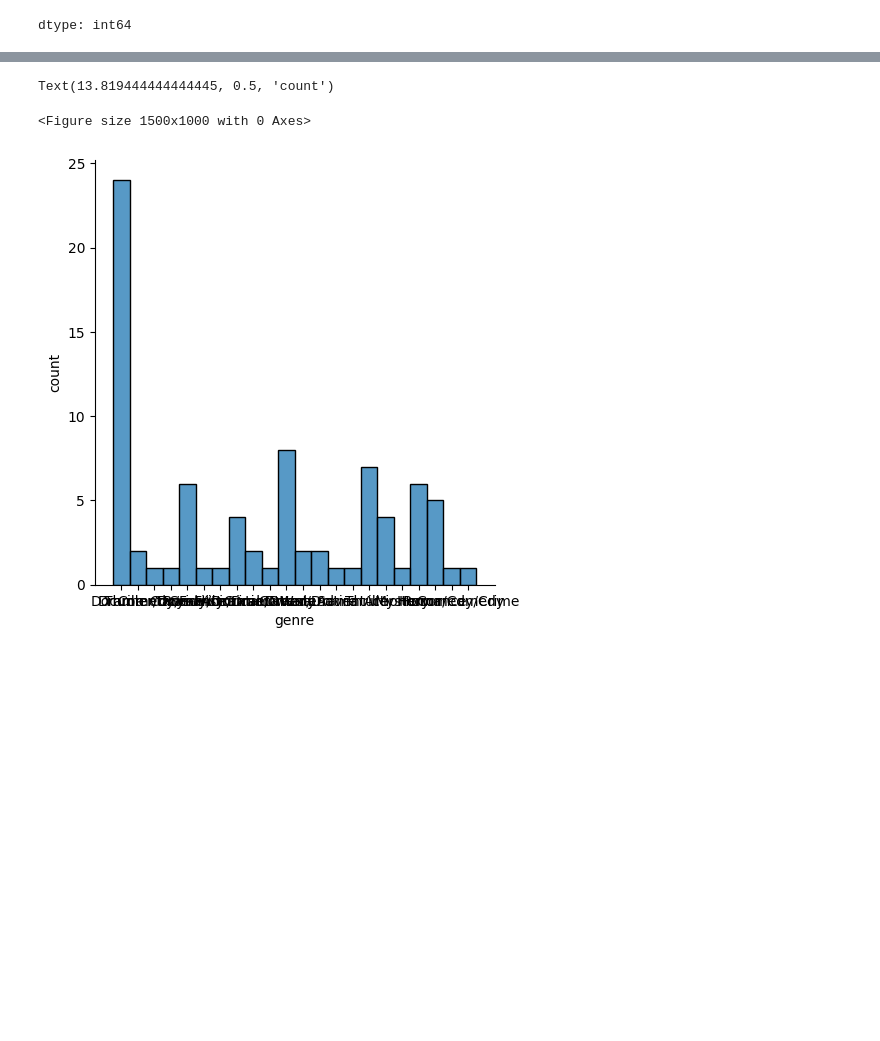
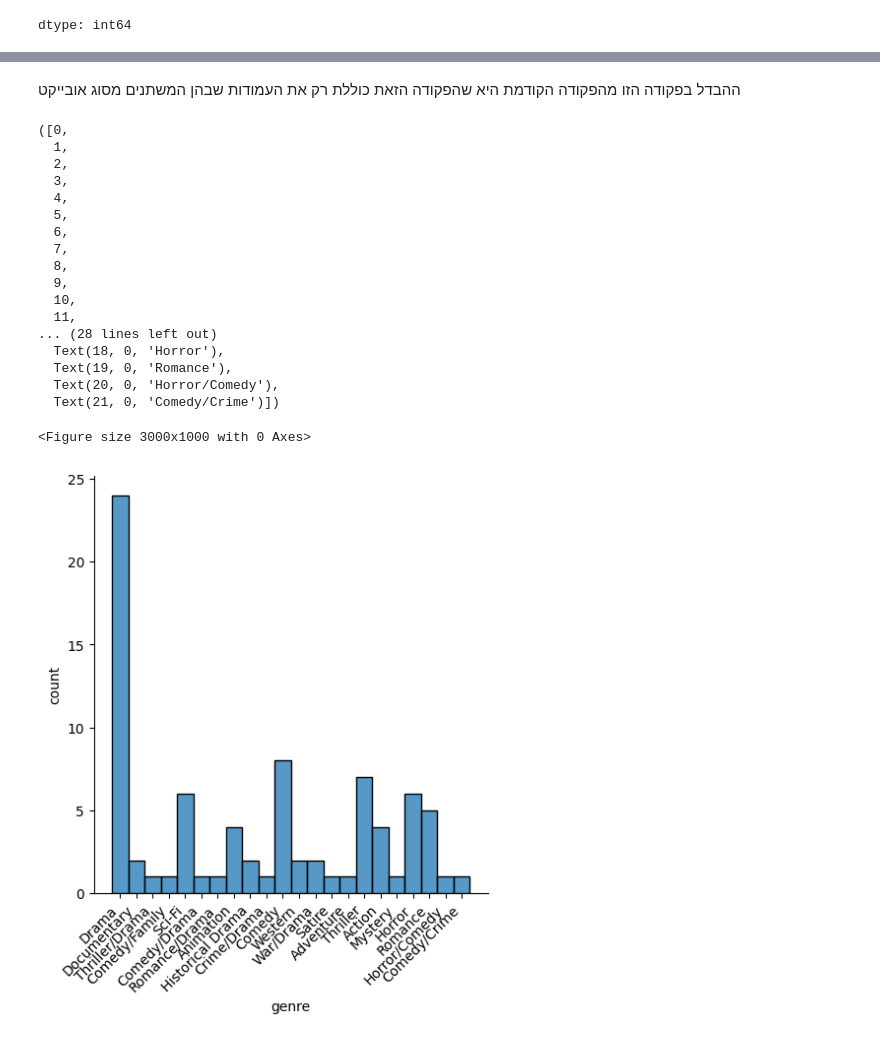
Before and after one commit to Noa810/gal, a Jupyter notebook: project_40_.ipynb, the cells around one changed output, grey strips where cells are left out. Saved outputs shown, nothing was run; the diff lists cells and outputs as text; code cells hidden in the pictures; blank space fills up the shorter version.

```diff
--- a/project_40_.ipynb
+++ b/project_40_.ipynb
@@ -100,9 +138,28 @@ dtype: int64
+# %% [markdown]
+ההבדל בפקודה הזו מהפקודה הקודמת היא שהפקודה הזאת כוללת רק את העמודות שבהן המשתנים מסוג אובייקט
 # %%
-plt.figure(figsize=(15,10))
+plt.figure(figsize=(30,10))
 sns.displot(df["Genre"])
 plt.xlabel('genre')
 plt.ylabel("count")
+plt.xticks(rotation=45, ha='right')
 # %% [output]
-Text(13.819444444444445, 0.5, 'count')
+([0,
+  1,
+  2,
+  3,
+  4,
+  5,
+  6,
+  7,
+  8,
+  9,
+  10,
+  11,
+... (28 lines left out)
+  Text(18, 0, 'Horror'),
+  Text(19, 0, 'Romance'),
+  Text(20, 0, 'Horror/Comedy'),
+  Text(21, 0, 'Comedy/Crime')])
-<Figure size 1500x1000 with 0 Axes>
+<Figure size 3000x1000 with 0 Axes>
-[figure, old version]
+[figure, new version]
```
Also changed, not shown: parts of 4 cells of this notebook.
